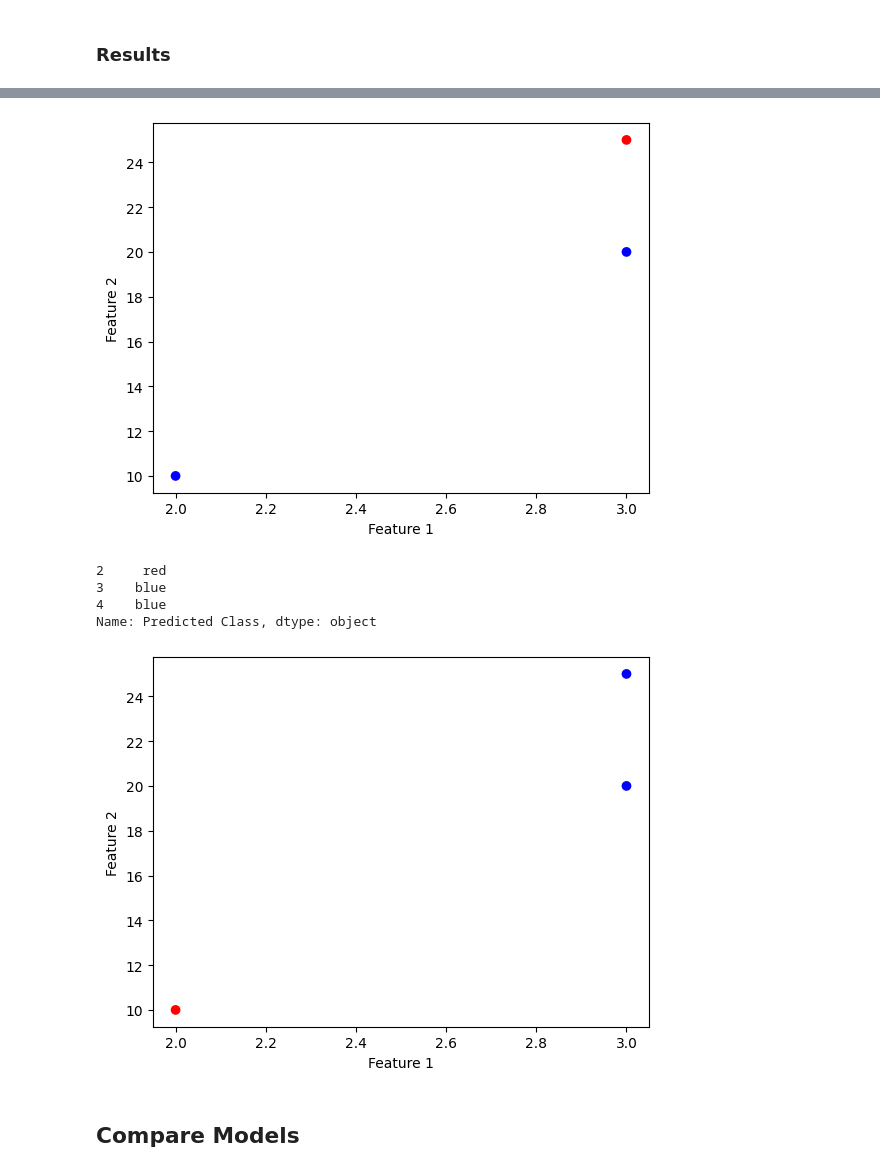
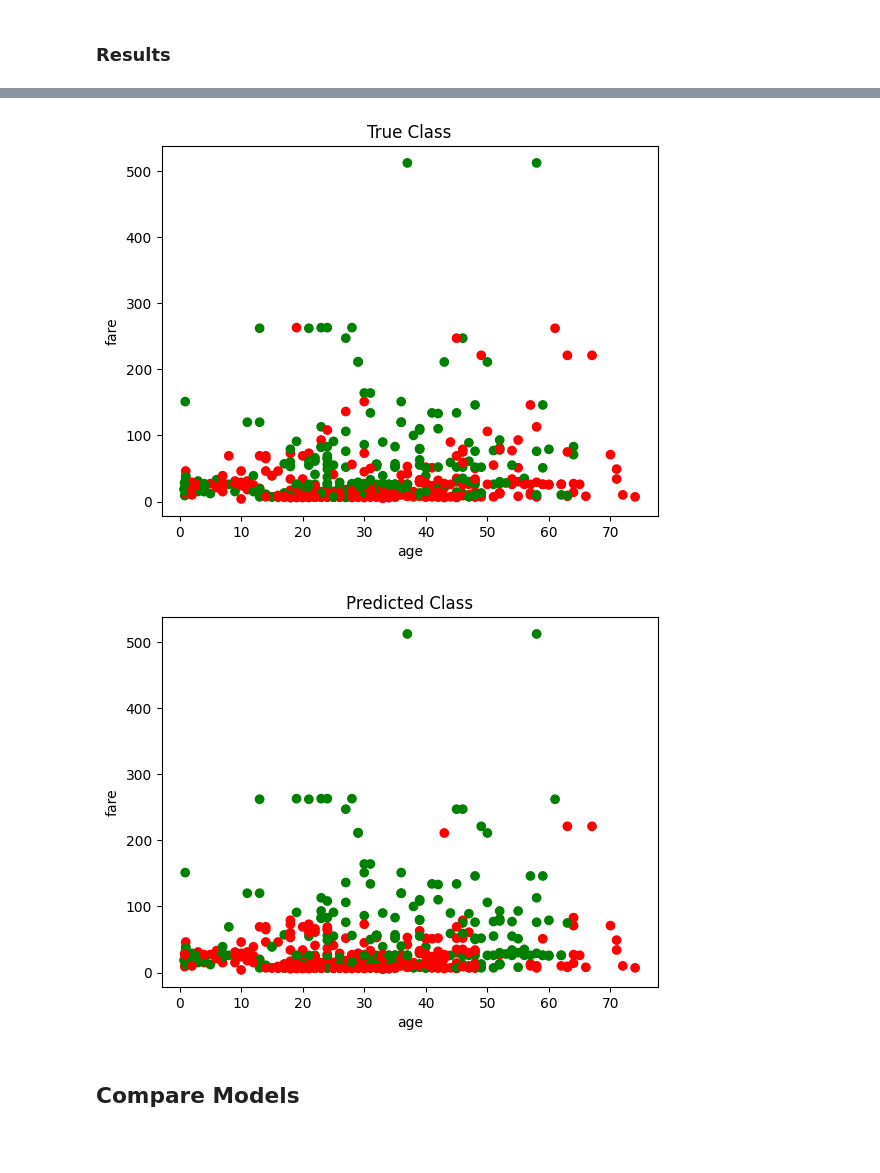
Before and after one commit to IsaacFigNewton/Conditional-Probability-Manifold-Regressor, a Jupyter notebook: KNN_Estimation_of_Feature_Probability_Distributions.ipynb, the cells around one changed output, grey strips where cells are left out. Cells and saved outputs as stored; diff of their text form; code cells hidden in the pictures; blank space fills up the shorter version.

Commit message:
Refactored all functions into estimator class

```diff
--- a/KNN_Estimation_of_Feature_Probability_Distributions.ipynb
+++ b/KNN_Estimation_of_Feature_Probability_Distributions.ipynb
@@ -189,4 +39,0 @@ def calculate_class_probabilities(feature_values, prior_probs, pmf_store):
-# %%
-# Function to get prior probability of the class
-def get_prior_probability(class_value, dataset):
-    return (dataset[y[0]] == class_value).sum() / len(dataset)
@@ -226,0 +225,13 @@ dataset.head()
+# %%
+# Load the dataset
+# Titanic
+dataset = pd.read_csv("https://raw.githubusercontent.com/dlsun/pods/master/data/titanic.csv")
+dataset.drop(columns=["name", "ticketno", "gender", "embarked", "class", "country"], inplace=True)
+dataset.dropna(inplace=True)
+
+# Identify categorical, continuous, and binary columns
+X = ["age", "fare"]
+y = ['survived']
+class_map = {key: i for i, key in enumerate(dataset[y[0]].unique())}
+
+dataset.head()
@@ -441,6 +412,8 @@ f1_by_k = dict()
 # %%
+f1_by_k = dict()
+
 # Perform k-fold cross-validation on different values of n_neighbors
-for k in range(1, 2):
+for k in range(1, 5):
     n_neighbors = k
     print(f"n_neighbors = {n_neighbors}")
     fold = 1
@@ -452,22 +425,16 @@ for k in range(1, 2):
         test_data = dataset.iloc[test_index]
 
         # Estimate the probability mass function
-        prior_class_probabilities, feature_distribution, pmf_store = get_prob_distribution(train_data, X, y)
-
-        for i in range(len(test_data)):
-            datapoint = test_data\
-                            .iloc[i][X]\
-                            .to_dict()
-            class_probabilities = calculate_class_probabilities(datapoint, prior_class_probabilities, pmf_store)
-            predicted_class = max(class_probabilities, key=class_probabilities.get)
-            test_data.at[test_data.index[i], "Predicted Class"] = predicted_class
+        model = PMFRegressor(n_neighbors=n_neighbors)
+        model.fit(train_data[X], train_data[y[0]])
+        model.predict(test_data[X])
 
         # train_data.dropna(inplace=True)
         # test_data.dropna(inplace=True)
 
         # Make predictions
-        y_true = test_data[y[0]].map(class_map).dropna()
-        y_pred = test_data['Predicted Class'].map(class_map).dropna()
+        y_true = test_data[y[0]].map(class_map)
+        y_pred = pd.Series(model.predict(test_data[X])).map(class_map)
 
         # # Print the true and predicted classes
         # print("True Classes:")
@@ -586,25 +558,22 @@ F1 Score: 0.2500 (+/- 0.0833)
 # %%
-plt.scatter(test_data[X[0]], test_data[X[1]], c=test_data['Class'].map(colormap))
+plt.scatter(test_data[X[0]], test_data[X[1]], c=test_data[y[0]].map(colormap))
 
 # Add labels and title
+plt.title("True Class")
 plt.xlabel(X[0])
 plt.ylabel(X[1])
 plt.show()
 
-print(test_data['Predicted Class'].map(colormap))
-plt.scatter(test_data[X[0]], test_data[X[1]], c=test_data['Predicted Class'].map(colormap))
+plt.scatter(test_data[X[0]], test_data[X[1]], c=y_pred.map(colormap))
 
 # Add labels and title
+plt.title("Predicted Class")
 plt.xlabel(X[0])
 plt.ylabel(X[1])
 plt.show()
 # %% [output]
-[figure, old version]
+[figure, new version]
-2     red
-3    blue
-4    blue
-Name: Predicted Class, dtype: object
-[figure, old version]
+[figure, new version]
 # %% [markdown]
 ## Compare Models
 # %%
```
Also changed, not shown: parts of 28 cells of this notebook.
